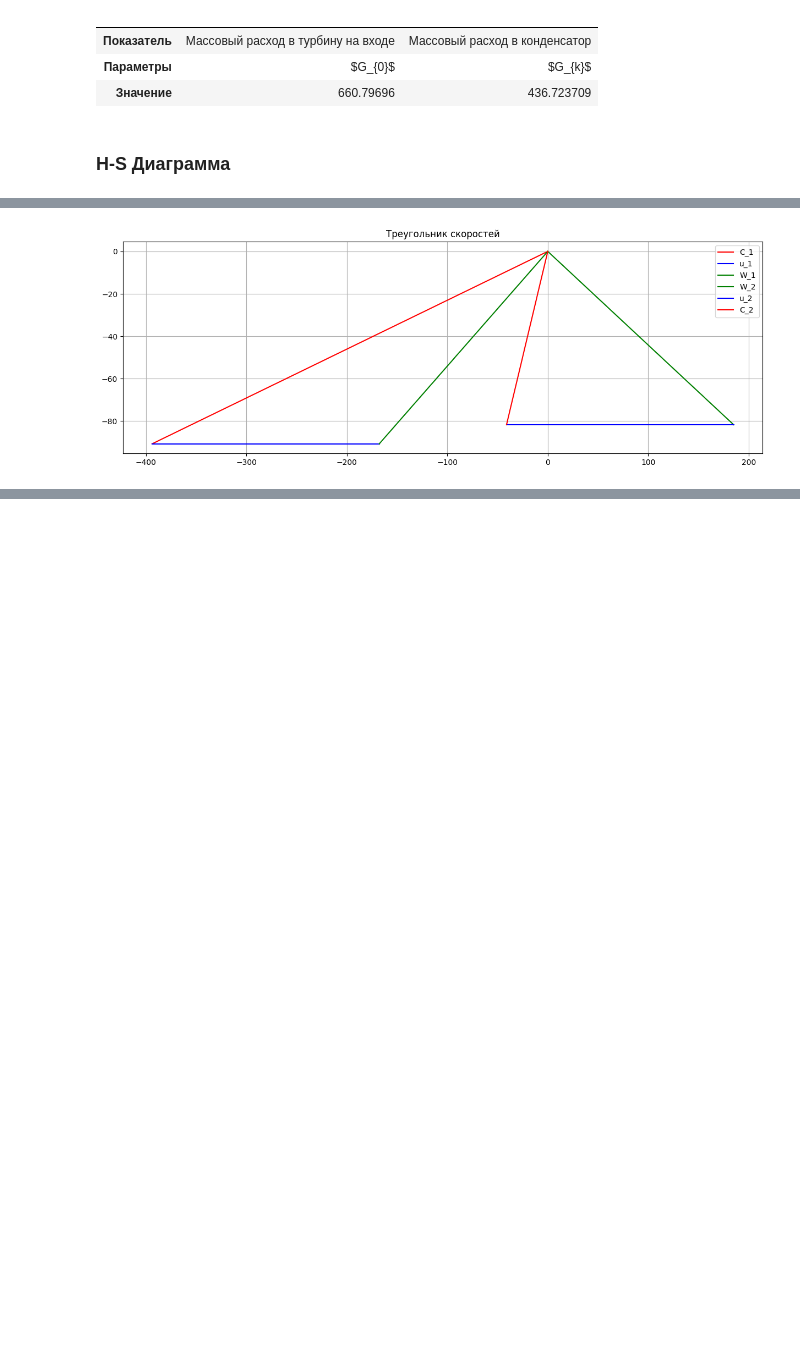
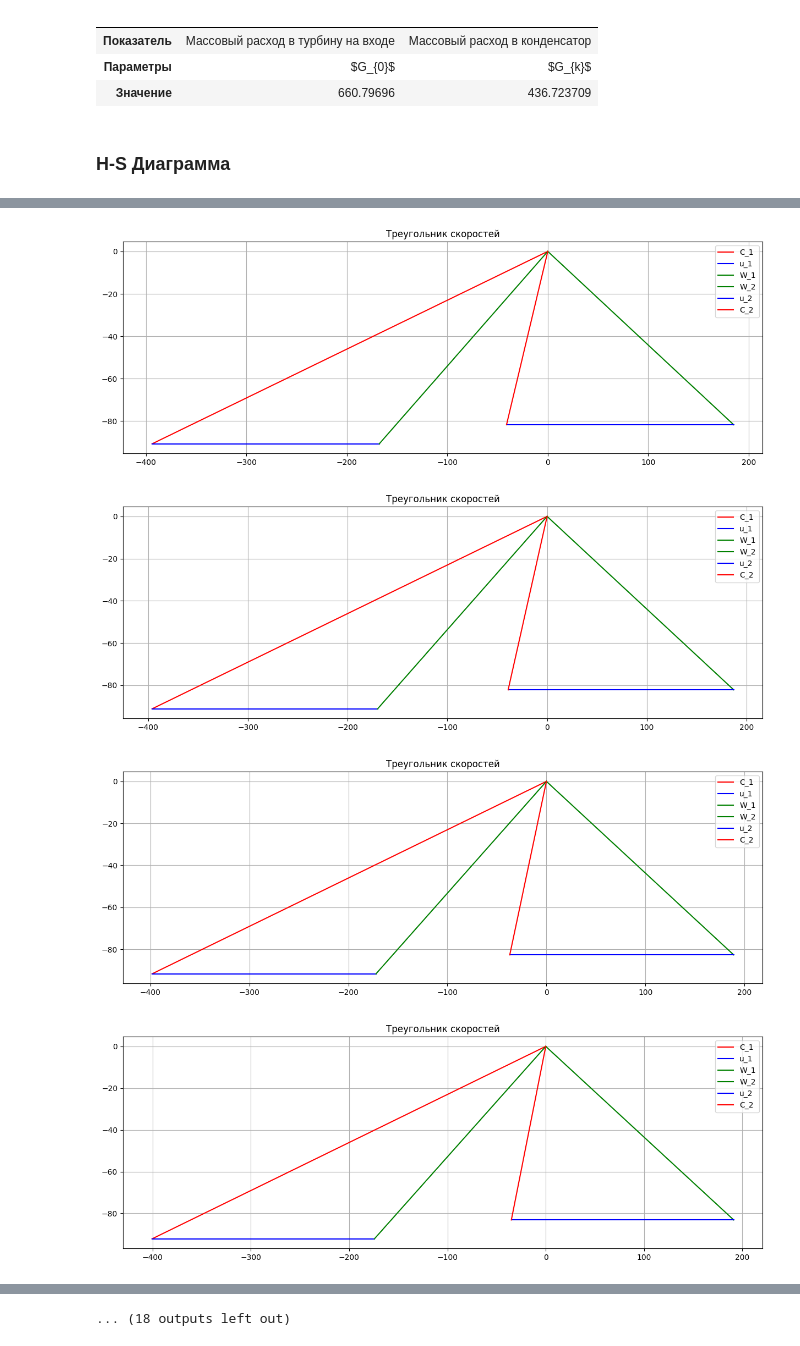
Before and after one commit to BonadykovNM/PythonTurbine, a Jupyter notebook: Курсач/Сoursework.ipynb, the cells around one changed output, grey strips where cells are left out. Cells and saved outputs as stored; diff of their text form; code cells hidden in the pictures; blank space fills up the shorter version.

```diff
--- a/Курсач/Сoursework.ipynb
+++ b/Курсач/Сoursework.ipynb
@@ -182,6 +180,10 @@ Inner_part.data_output(point0, point1, point2, d_sr, n, p, H0[-1], inlet_mass_fl
 | 7 | Момент сопротивления сопловой реш... | $W_{min}$, $см^{3}$ | 0.39 |
 ... (4 outputs left out)
 # %%
-Inner_part.plot_triangles(point0, d_sr, n, p, H0[0], inlet_mass_flow)
+for i in H0:
+    Inner_part.plot_triangles(point0, d_sr, n, p, i, inlet_mass_flow)
 # %% [output]
 [figure]
+[figure, added]
+[figure, added]
+[figure, added]
@@ -188,3 +198,4 @@ Inner_part.plot_triangles(point0, d_sr, n, p, H0[0], inlet_mass_flow)
+... (18 outputs left out)
 # %%
 Inner_part.efficiency_graph(point0, d_sr, n, p, H0, inlet_mass_flow)
 # %% [output]
```
Also changed, not shown: parts of 6 cells of this notebook, 1 other file.
